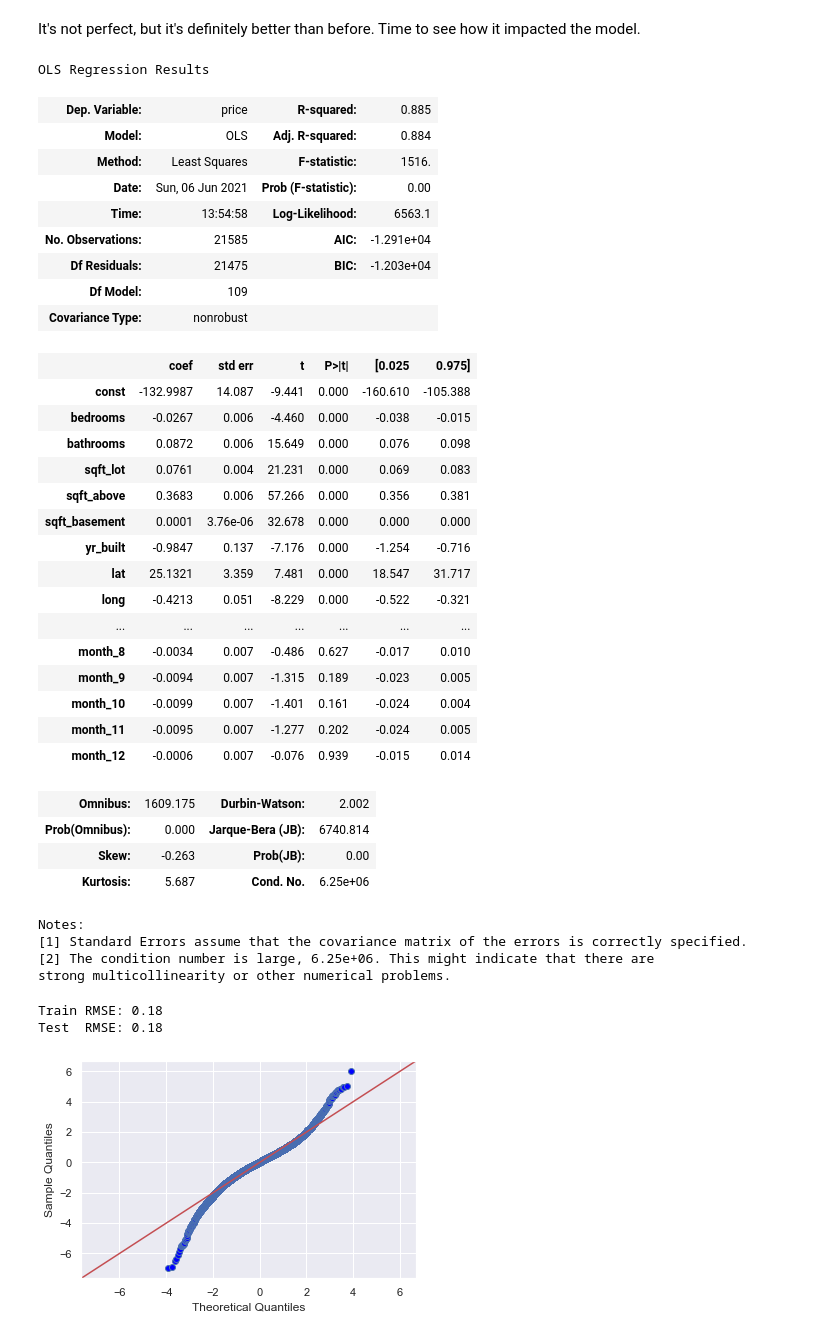
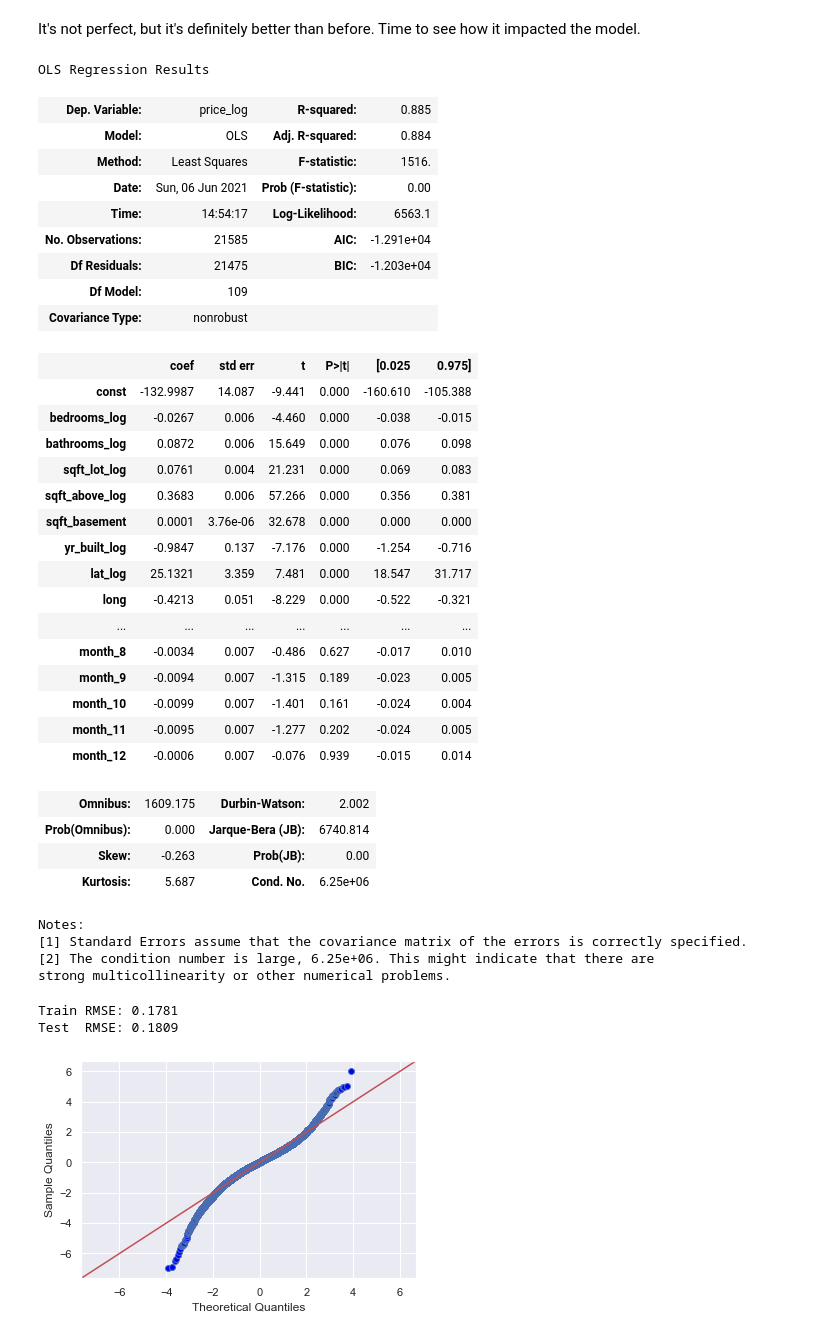
Before and after one commit to tjkyner/housing-regression-model, a Jupyter notebook: notebook.ipynb, the cells around one changed output. Cells and saved outputs as stored; diff of their text form; code cells hidden in the pictures.

Commit message:
added parameters to modeling functions

```diff
--- a/notebook.ipynb
+++ b/notebook.ipynb
@@ -520,7 +520,7 @@ Index(['price', 'bedrooms', 'bathrooms', 'sqft_lot', 'floors', 'waterfront',
 # %% [markdown]
 ### Baseline Model
 # %%
-def fit_model(df):
+def fit_model(df, target='price'):
     '''
     Description:
     ------------
@@ -529,7 +529,12 @@ def fit_model(df):
     Parameters:
     ------------
     df : pandas.DataFrame
-        This dataframe should include all of the predictors and the target column (price).
+        This dataframe should include all of the predictors and the target column.
+
+    target: str
+        The name of the column being predicted (dependent variable). The default is
+        'price'. Useful for transformations where the name is changed for clarity
+        (e.g. 'price' --> 'price_log' for a log transformation).
 
     Example:
     ------------
@@ -538,9 +543,9 @@ def fit_model(df):
     <statsmodels.regression.linear_model.RegressionResultsWrapper>
     '''
 
-    predictors = df.drop(columns=['price'])
+    predictors = df.drop(columns=[target])
     predictors = sm.add_constant(predictors)
-    model = sm.OLS(df.price, predictors).fit()
+    model = sm.OLS(df[target], predictors).fit()
     return model
 
 model = fit_model(df)
@@ -950,6 +963,7 @@ continuous = continuous.drop(['sqft_basement', 'long'])
 
 for col in continuous:
     df_log[col] = df_log[col].map(lambda x: np.log(x))
+    df_log.rename(columns={col: col+'_log'}, inplace=True)
 # %%
 df_log.head()
 # %% [output]
@@ -975,28 +989,28 @@ fig.tight_layout(pad=2.0)
 # %% [markdown]
 It's not perfect, but it's definitely better than before. Time to see how it impacted the model.
 # %%
-model_4 = fit_model(df_log)
+model_4 = fit_model(df_log, target='price_log')
 model_4.summary()
 # %% [output]
 OLS Regression Results
-| Dep. Variable: | price | R-squared: | 0.885 |
+| Dep. Variable: | price_log | R-squared: | 0.885 |
 | Model: | OLS | Adj. R-squared: | 0.884 |
 | Method: | Least Squares | F-statistic: | 1516. |
 | Date: | Sun, 06 Jun 2021 | Prob (F-statistic): | 0.00 |
-| Time: | 13:54:58 | Log-Likelihood: | 6563.1 |
+| Time: | 14:54:17 | Log-Likelihood: | 6563.1 |
 | No. Observations: | 21585 | AIC: | -1.291e+04 |
 | Df Residuals: | 21475 | BIC: | -1.203e+04 |
 | Df Model: | 109 |  |  |
 | Covariance Type: | nonrobust |  |  |
 |  | coef | std err | t | P>|t| | [0.025 | 0.975] |
 | const | -132.9987 | 14.087 | -9.441 | 0.000 | -160.610 | -105.388 |
-| bedrooms | -0.0267 | 0.006 | -4.460 | 0.000 | -0.038 | -0.015 |
-| bathrooms | 0.0872 | 0.006 | 15.649 | 0.000 | 0.076 | 0.098 |
-| sqft_lot | 0.0761 | 0.004 | 21.231 | 0.000 | 0.069 | 0.083 |
-| sqft_above | 0.3683 | 0.006 | 57.266 | 0.000 | 0.356 | 0.381 |
+| bedrooms_log | -0.0267 | 0.006 | -4.460 | 0.000 | -0.038 | -0.015 |
+| bathrooms_log | 0.0872 | 0.006 | 15.649 | 0.000 | 0.076 | 0.098 |
+| sqft_lot_log | 0.0761 | 0.004 | 21.231 | 0.000 | 0.069 | 0.083 |
+| sqft_above_log | 0.3683 | 0.006 | 57.266 | 0.000 | 0.356 | 0.381 |
 | sqft_basement | 0.0001 | 3.76e-06 | 32.678 | 0.000 | 0.000 | 0.000 |
-| yr_built | -0.9847 | 0.137 | -7.176 | 0.000 | -1.254 | -0.716 |
-| lat | 25.1321 | 3.359 | 7.481 | 0.000 | 18.547 | 31.717 |
+| yr_built_log | -0.9847 | 0.137 | -7.176 | 0.000 | -1.254 | -0.716 |
+| lat_log | 25.1321 | 3.359 | 7.481 | 0.000 | 18.547 | 31.717 |
 | long | -0.4213 | 0.051 | -8.229 | 0.000 | -0.522 | -0.321 |
 | ... | ... | ... | ... | ... | ... | ... |
 | month_8 | -0.0034 | 0.007 | -0.486 | 0.627 | -0.017 | 0.010 |
@@ -1013,10 +1027,10 @@ Notes:
 [2] The condition number is large, 6.25e+06. This might indicate that there are
 strong multicollinearity or other numerical problems.
 # %%
-print_rmse(df_log)
+print_rmse(df_log, target='price_log', decimals=4)
 # %% [output]
-Train RMSE: 0.18
-Test  RMSE: 0.18
+Train RMSE: 0.1781
+Test  RMSE: 0.1809
 # %%
 get_qqplot(model_4);
 # %% [output]
```
Also changed, not shown: parts of 4 cells of this notebook.
